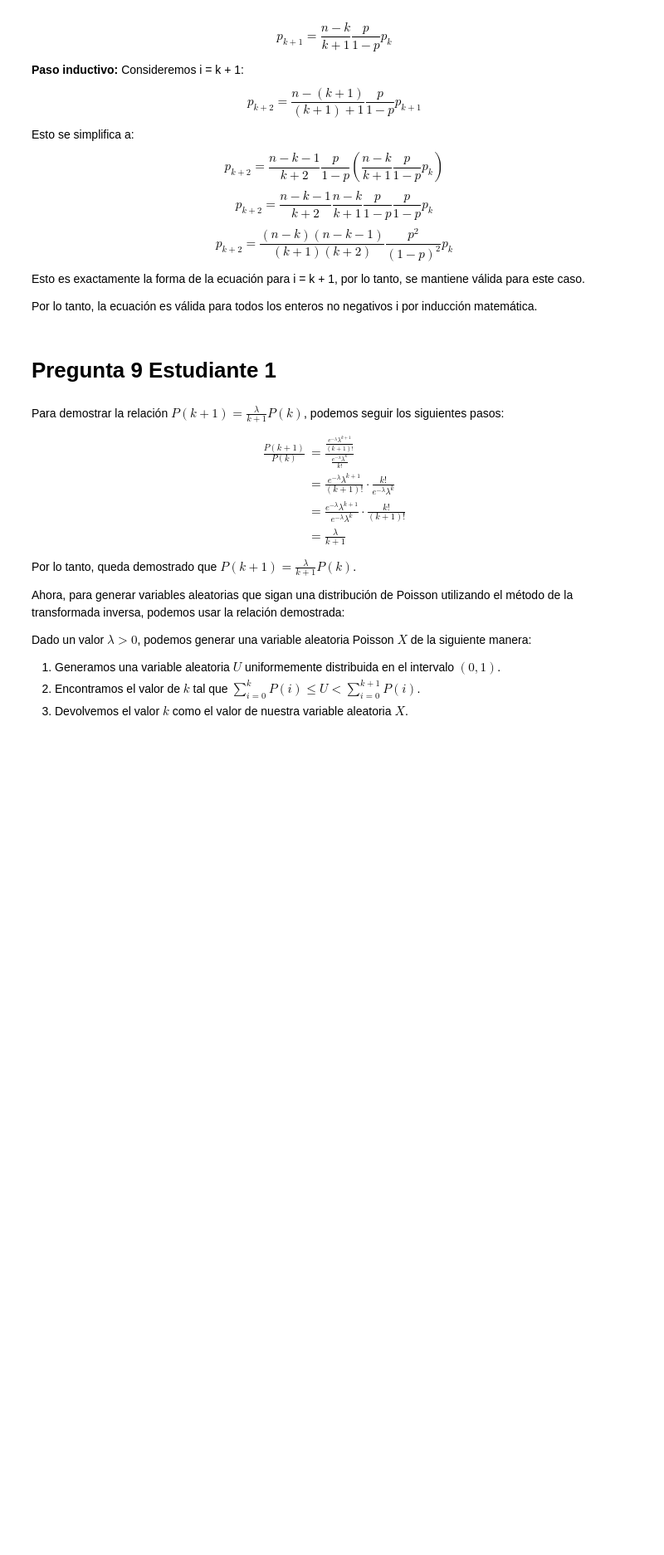
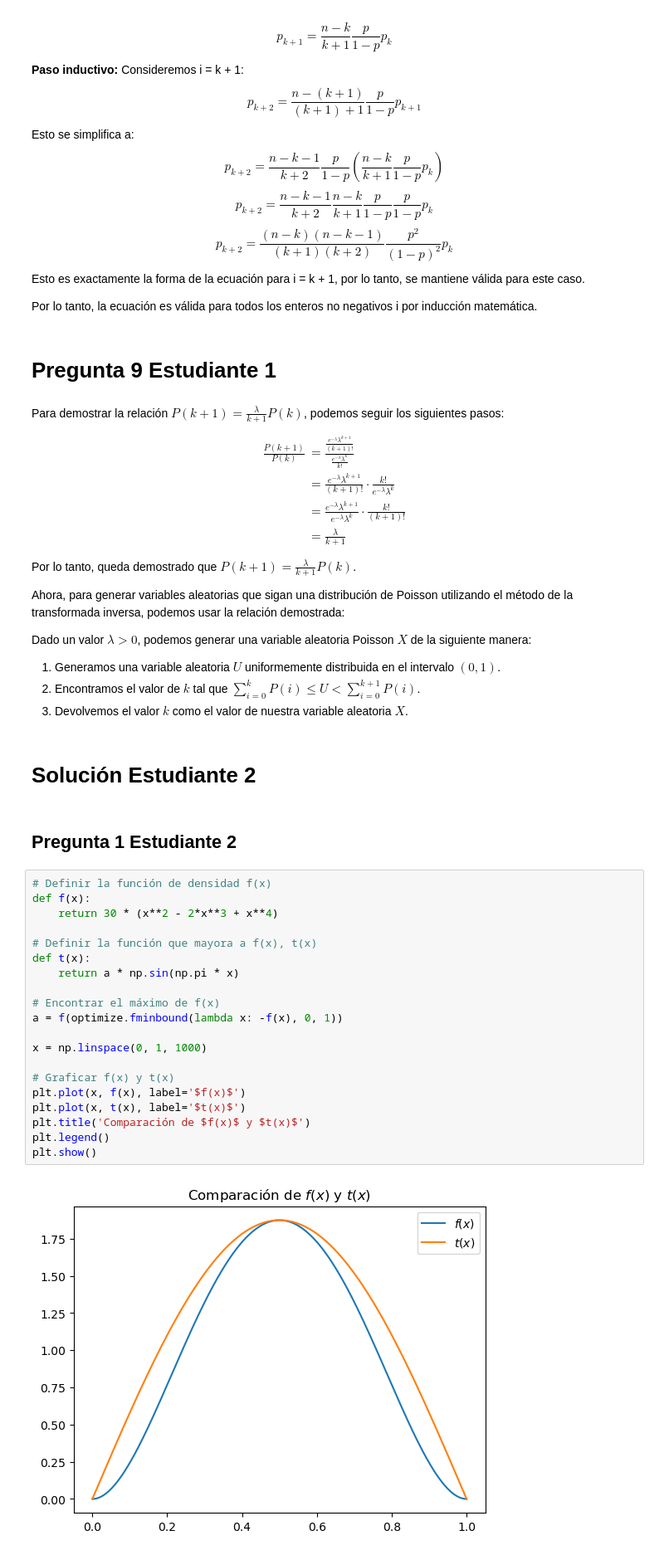
Before and after one commit to larissa002/Tarea-5, a Jupyter notebook: ProyectoConjunto_DCastro_MALGracian_Tarea5.ipynb, the cells around one changed output. Shown: that part at 83% size. Cells and saved outputs as stored; diff of their text form; blank space fills up the shorter version.

```diff
--- a/ProyectoConjunto_DCastro_MALGracian_Tarea5.ipynb
+++ b/ProyectoConjunto_DCastro_MALGracian_Tarea5.ipynb
@@ -320,3 +321,29 @@ Dado un valor $\lambda > 0$, podemos generar una variable aleatoria Poisson $X$
 1. Generamos una variable aleatoria $U$ uniformemente distribuida en el intervalo $(0,1)$.
 2. Encontramos el valor de $k$ tal que $\sum_{i=0}^{k} P(i) \leq U < \sum_{i=0}^{k+1} P(i)$.
 3. Devolvemos el valor $k$ como el valor de nuestra variable aleatoria $X$.
+# %% [markdown]
+# Solución Estudiante 2
+# %% [markdown]
+## Pregunta 1 Estudiante 2
+# %%
+# Definir la función de densidad f(x)
+def f(x):
+    return 30 * (x**2 - 2*x**3 + x**4)
+
+# Definir la función que mayora a f(x), t(x)
+def t(x):
+    return a * np.sin(np.pi * x)
+
+# Encontrar el máximo de f(x)
+a = f(optimize.fminbound(lambda x: -f(x), 0, 1))
+
+x = np.linspace(0, 1, 1000)
+
+# Graficar f(x) y t(x)
+plt.plot(x, f(x), label='$f(x)$')
+plt.plot(x, t(x), label='$t(x)$')
+plt.title('Comparación de $f(x)$ y $t(x)$')
+plt.legend()
+plt.show()
+# %% [output]
+[figure, added]
```
Also changed, not shown: parts of 18 cells of this notebook.
